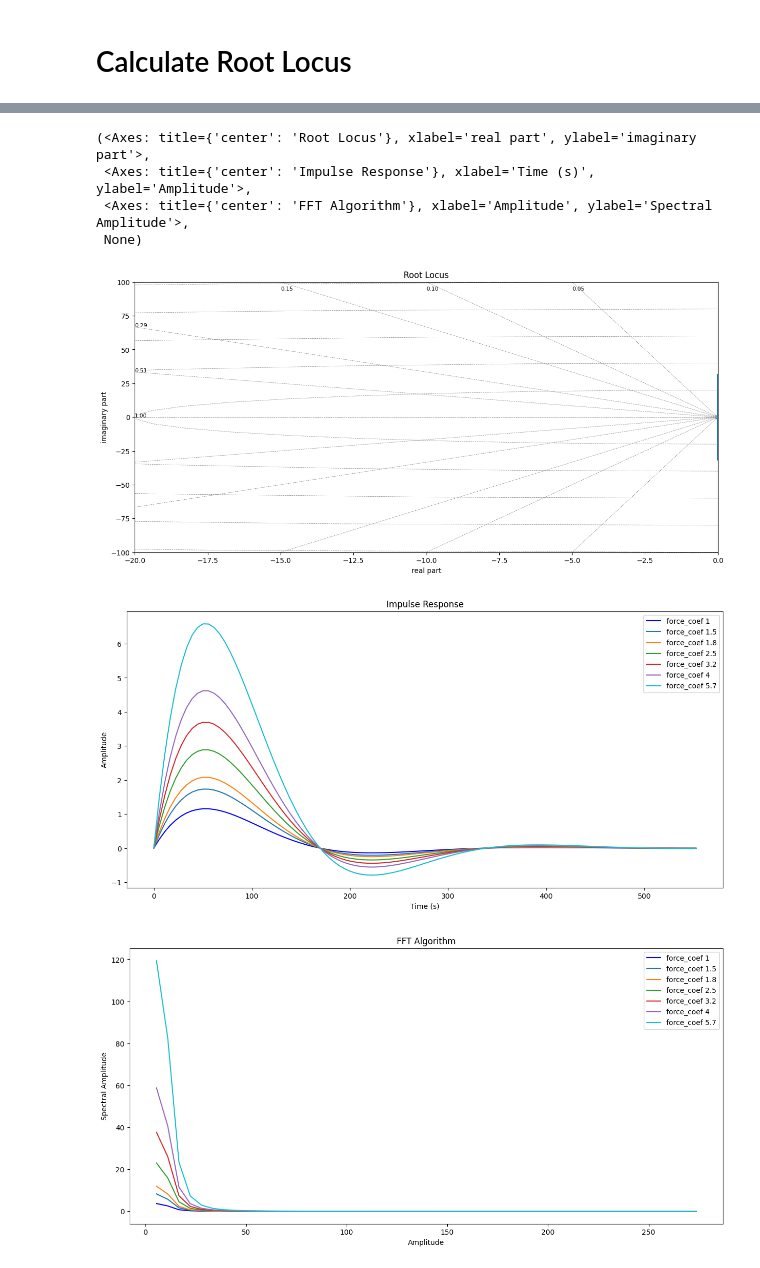
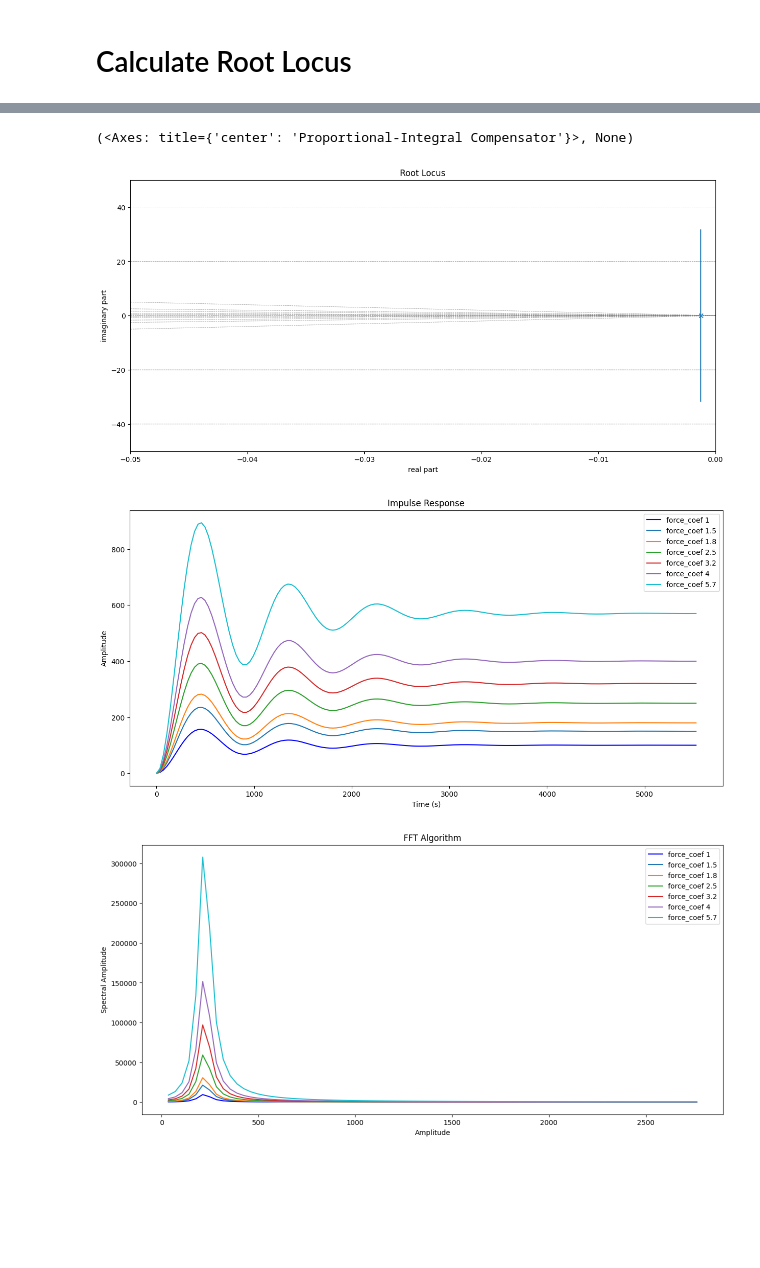
Before and after one commit to ciaattt/PTMD, a Jupyter notebook: PTMD/Sisken.ipynb, the cells around one changed output, grey strips where cells are left out. Cells and saved outputs as stored; diff of their text form; code cells hidden in the pictures; blank space fills up the shorter version.

```diff
--- a/PTMD/Sisken.ipynb
+++ b/PTMD/Sisken.ipynb
@@ -42,7 +42,7 @@ class RH_Criterion:
 if __name__ == "__main__":
 
     #Input Coeff's (Up to 2nd order)
-    coeff = ([20,0.5,0.01])         #initialize coeffs
+    coeff = ([200,0.5,0.01])         #initialize coeffs
     s1_matrice = [coeff[0],coeff[2]]   #set for s1 coeffs
     s2_matrice = [coeff[1],0]   #set for s2 coeffs
     s3_matrice = [-np.linalg.det([s1_matrice,s2_matrice])/coeff[1], 0] #set for s3 coeffs
@@ -57,15 +57,18 @@ def Transfer_function(coeff):
 
     force_coef = [1,1.5,1.8,2.5,3.2,4,5.7]
     color = ['b','#1f77b4', '#ff7f0e', '#2ca02c', '#d62728', '#9467bd', '#17becf']
-    transfer_function = control.TransferFunction([1],coeff)
+    #transfer_function = control.TransferFunction([1],coeff)
+    s = control.TransferFunction.s
+    funct = 1/(coeff[0]*s**2 + coeff[1]*s + coeff[2])
 
     fig,ax = plt.subplots(figsize = (15,7))
-    rlist, klist = control.rlocus(transfer_function, xlim=[-20,0], ylim=[-100,100])
+    rlist, klist = control.rlocus(funct, xlim=[-2,0], ylim=[-50,50])
     ax.set_xlabel("real part")
+    ax.set_xlim([-0.05,0])
     ax.set_ylabel("imaginary part")
     ax.set_title("Root Locus")
 
-    time, response = control.impulse_response(transfer_function)
+    time, response = control.step_response(funct)
     dt = 0.001
     PSD_I = []
     n = len(time)
@@ -75,9 +78,8 @@ def Transfer_function(coeff):
         PSD_I.append(PSD)
     freq = (1 / (dt * n)) * np.arange(n)               # Create x-axis of frequencies
     L = np.arange(1, n/2, dtype='int')               # Only plot the first half
-    print(f'{transfer_function}\n{control.rlocus(transfer_function,plot=False)}')
 
-    fig.savefig("Root Locus")
+    fig.savefig("File Sisken/Root Locus")
 
 
     fig,bx = plt.subplots(figsize = (15,7))
@@ -90,7 +92,7 @@ def Transfer_function(coeff):
         bx.set_ylabel("Amplitude")
         bx.legend()
 
-    fig.savefig("Time Respond(s)")
+    fig.savefig("File Sisken/Time Respond(s)")
 
     fig,cx = plt.subplots(figsize = (15,7))
     for i in range (0,len(force_coef)):
@@ -100,9 +102,33 @@ def Transfer_function(coeff):
         cx.set_ylabel("Spectral Amplitude")
         cx.legend()
 
-    fig.savefig("FFT Analysis")
-    return ax,bx,cx,print(f'{transfer_function}\n{control.rlocus(transfer_function,plot=False)}')
+    fig.savefig("File Sisken/FFT Analysis")
+    return ax,bx,cx,print(f'{funct}\n{control.rlocus(funct,plot=False)}')
+
+def Integral_Compensation():
+
+    s = control.TransferFunction.s
+    k = 0.01 #this value agree k > -0.01
+    k_1 = 0.011 #analytic proposed value with bound [0 , 66.87)
+    function = k/(coeff[0]*s**2 + coeff[1]*s + coeff[2]) #Based function
+    function_closed = control.feedback(function)
+    function_1 = (k_1*((s+1.001)/(s+1))/(s+1))/(coeff[0]*s**2 + coeff[1]*s + coeff[2]) #Proposed integral compensator
+    function_1_closed = control.feedback(function_1)
+    #rlist, klist = control.rlocus(function, xlim=[-20,5])
+    t1,y1 = control.step_response(function_1_closed)
+    t,y = (control.step_response(function_closed))
+
+    # Create Plot
+    fig, ax = plt.subplots(figsize=(15,7))
+    ax.plot(t,y, color = 'black', label = str(control.feedback(function)))
+    ax.plot(t1,y1, color = 'red', linestyle = '-.', label = str(control.feedback(function_1)))
+    ax.set_title("Proportional-Integral Compensator")
+    ax.legend(prop={'size':6})
+
+    fig.savefig("File Sisken/Integral Compensation")
+    return ax, print(f'{function_closed},{function_1_closed}')
 
 Transfer_function(coeff)
+Integral_Compensation()
 # %% [output]
           1
@@ -125,7 +154,4 @@ Transfer_function(coeff)
-(<Axes: title={'center': 'Root Locus'}, xlabel='real part', ylabel='imaginary part'>,
- <Axes: title={'center': 'Impulse Response'}, xlabel='Time (s)', ylabel='Amplitude'>,
- <Axes: title={'center': 'FFT Algorithm'}, xlabel='Amplitude', ylabel='Spectral Amplitude'>,
- None)
+(<Axes: title={'center': 'Proportional-Integral Compensator'}>, None)
-[figure, old version]
+[figure, new version]
-[figure, old version]
+[figure, new version]
-[figure, old version]
+[figure, new version]
```
Also changed, not shown: parts of 2 cells of this notebook, 5 other files.
